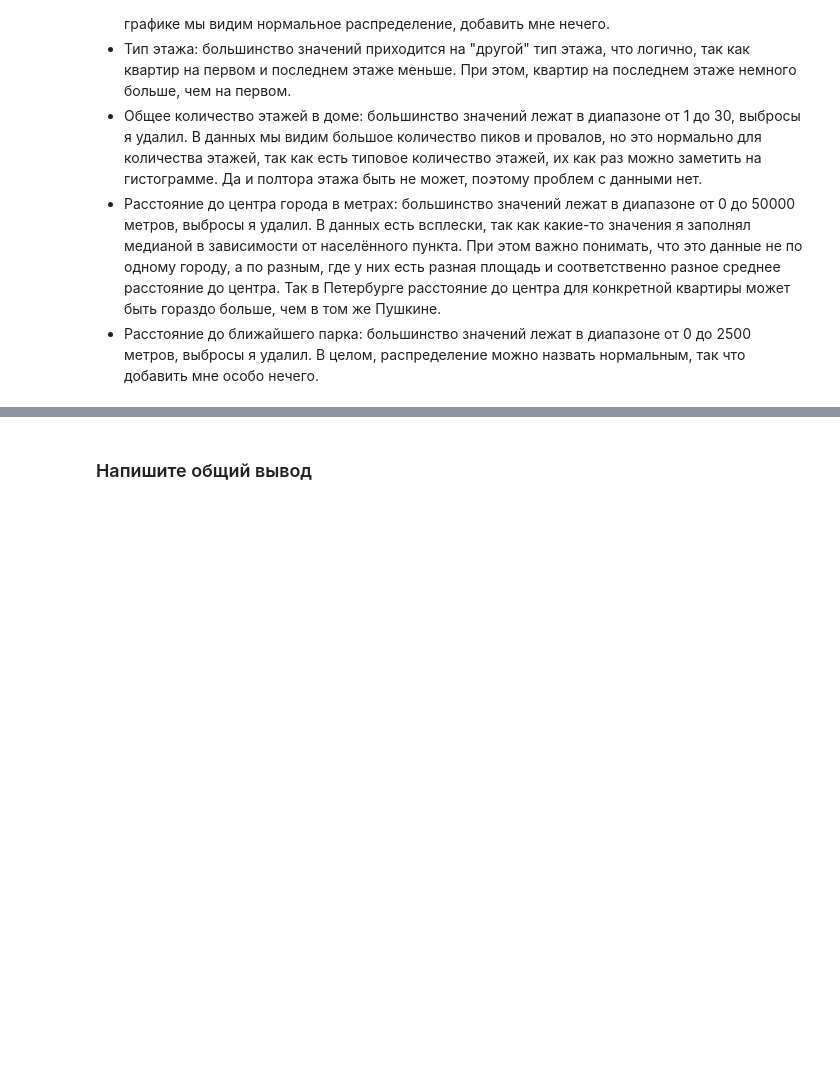
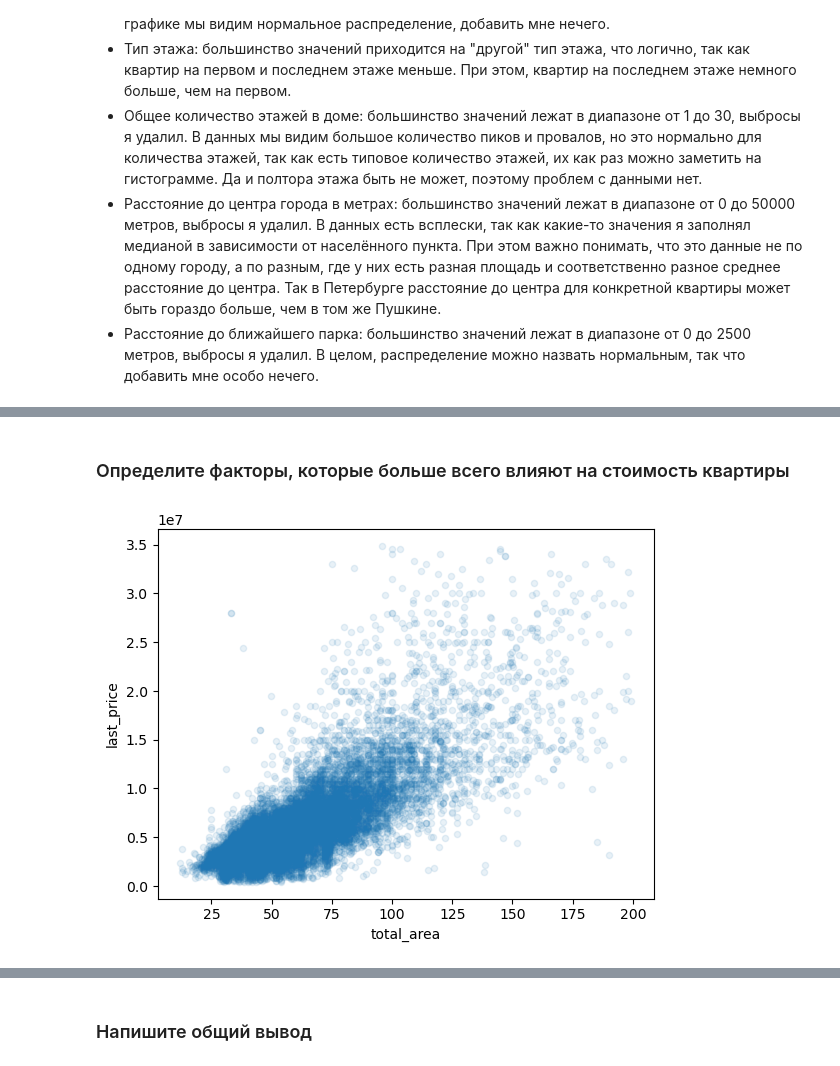
Before and after one commit to sudobooo/real_estate_project, a Jupyter notebook: project_ds_3.ipynb, the cells around one changed output, grey strips where cells are left out. Drawn from its saved outputs; the diff is of its cells as text; code cells hidden in the pictures; blank space fills up the shorter version.

```diff
--- a/project_ds_3.ipynb
+++ b/project_ds_3.ipynb
@@ -888,0 +922,30 @@ preprocessed_data = preprocessed_data.query('parks_nearest_meters < 2500')
+# %% [markdown]
+### Определите факторы, которые больше всего влияют на стоимость квартиры
+# %%
+# Предварительно создадим функции, которые нам помогут для определения факторов, влияющих на стоимость квартиры
+# Функция для построения графика типа hexbin
+def hexbin_plot_by_last_price(x):
+    preprocessed_data.plot(x=x, y='last_price', kind='hexbin', gridsize=20, sharex=False, grid=True, figsize=(10, 6))
+
+# Функция для построения графика типа scatter
+def scatter_plot_by_last_price(x):
+    preprocessed_data.plot(x=x, y='last_price', kind='scatter', alpha=0.1)
+
+# Функция для построения графика типа bar
+def bar_plot_by_median_last_price(pivot_table_by_last_price):
+    pivot_table_by_last_price.plot(y='median_last_price', kind='bar', figsize=(10, 6))
+
+# Функция для определения коэффициента корреляции
+def correlation_by_last_price(x):
+    return preprocessed_data['last_price'].corr(preprocessed_data[x])
+
+# Функция для группировки данных по столбцу и подсчёта количества объявлений и медианной цены
+def grouped_data_by_last_price_count_median(index):
+    grouped = preprocessed_data.pivot_table(index=index, values='last_price', aggfunc=['count', 'median'])
+    grouped.columns = ['count', 'median_last_price']
+    return grouped.sort_values(by='median_last_price', ascending=False)
+# %%
+# Изучим, зависит ли цена от общей площади
+scatter_plot_by_last_price('total_area')
+# %% [output]
+[figure, added]
```
Also changed, not shown: parts of 26 cells of this notebook.
